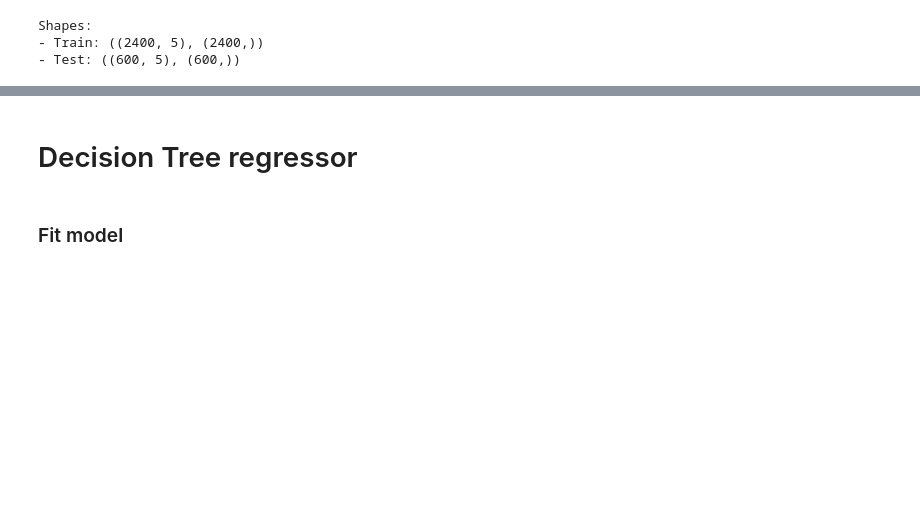
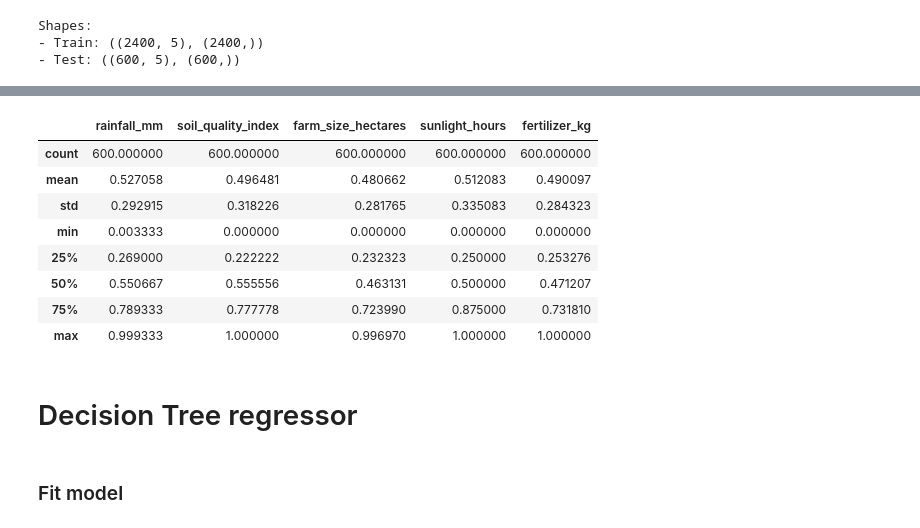
Before and after one commit to S3rg1t0/crop_yield, a Jupyter notebook: model_train_regression.ipynb, the cells around one changed output, grey strips where cells are left out. Cells and saved outputs as stored; diff of their text form; code cells hidden in the pictures; blank space fills up the shorter version.

```diff
--- a/model_train_regression.ipynb
+++ b/model_train_regression.ipynb
@@ -80,3 +95,17 @@ Shapes:
+# %%
+# Check distribution of the data test
+df_test = pd.DataFrame(X_test, columns=df.columns[:-1])
+df_test.describe()
+# %% [output]
+|  | rainfall_mm | soil_quality_index | farm_size_hectares | sunlight_hours | fertilizer_kg |
+| count | 600.000000 | 600.000000 | 600.000000 | 600.000000 | 600.000000 |
+| mean | 0.527058 | 0.496481 | 0.480662 | 0.512083 | 0.490097 |
+| std | 0.292915 | 0.318226 | 0.281765 | 0.335083 | 0.284323 |
+| min | 0.003333 | 0.000000 | 0.000000 | 0.000000 | 0.000000 |
+| 25% | 0.269000 | 0.222222 | 0.232323 | 0.250000 | 0.253276 |
+| 50% | 0.550667 | 0.555556 | 0.463131 | 0.500000 | 0.471207 |
+| 75% | 0.789333 | 0.777778 | 0.723990 | 0.875000 | 0.731810 |
+| max | 0.999333 | 1.000000 | 0.996970 | 1.000000 | 1.000000 |
 # %% [markdown]
 # Decision Tree regressor
 # %% [markdown]
```
Also changed, not shown: parts of 10 cells of this notebook, 6 other files.
